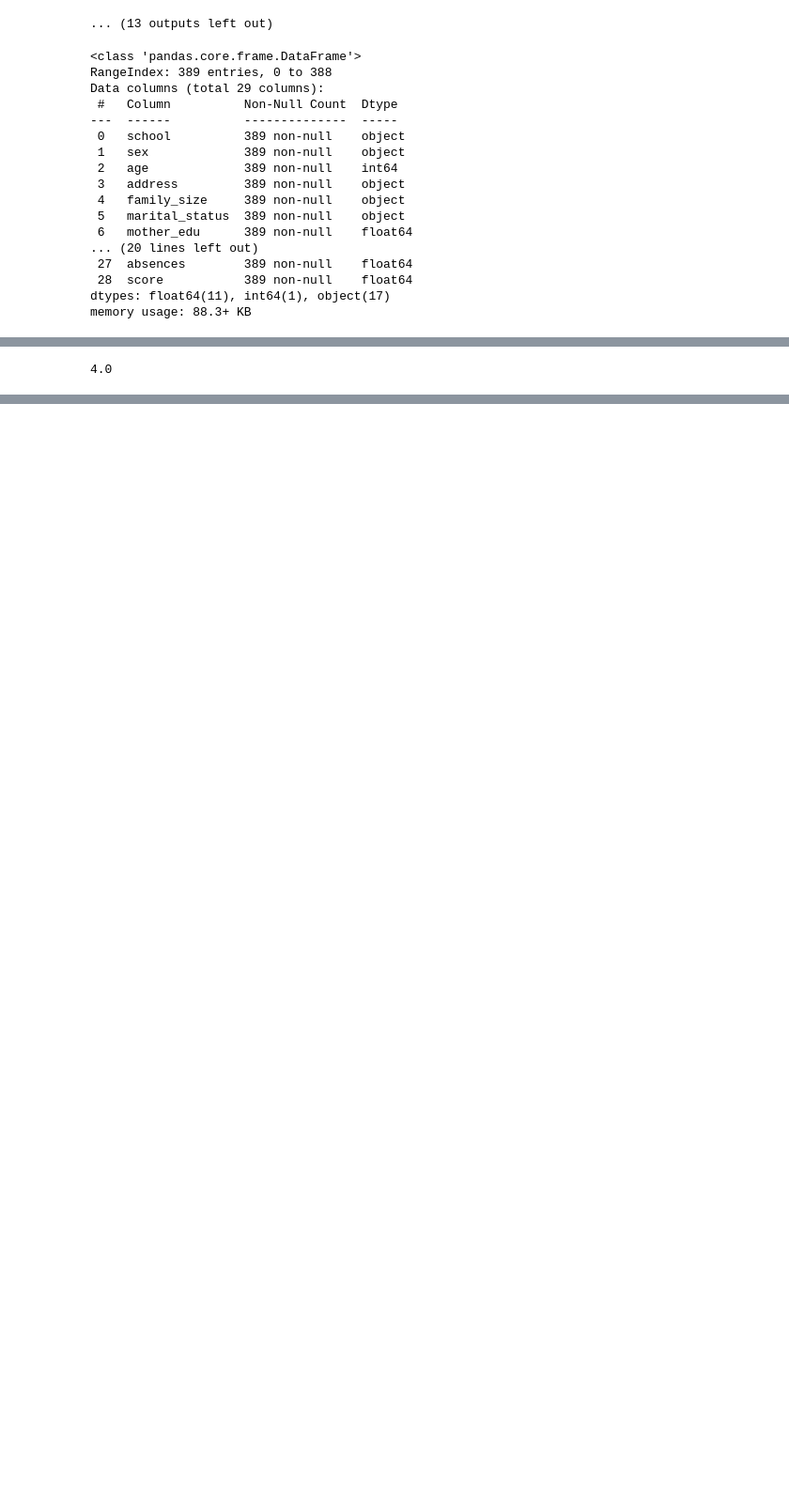
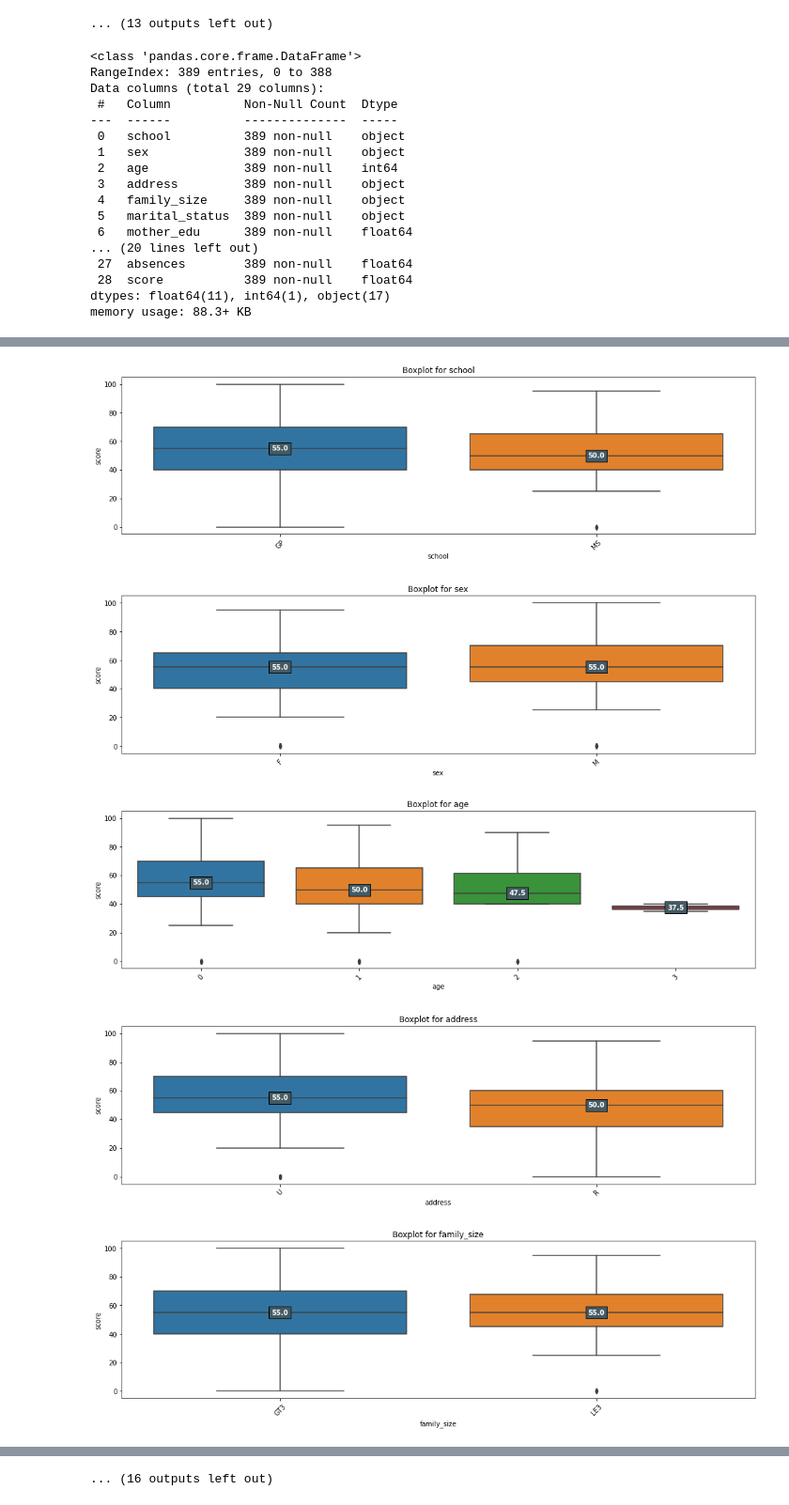
Before and after one commit to Demistus/rds, a Jupyter notebook: module_2/project_2-data_analysis.ipynb, the cells around one changed output, grey strips where cells are left out. Shown at 94% size. Drawn from its saved outputs; the diff is of its cells as text; code cells hidden in the pictures; blank space fills up the shorter version.

```diff
--- a/module_2/project_2-data_analysis.ipynb
+++ b/module_2/project_2-data_analysis.ipynb
@@ -186,6 +203,6 @@ Name: family_rel, dtype: float64
 # выведем все колонки с неполными данными
 nan_columns = math.columns[math.isna().any()]
 for column in nan_columns:
-    # смотрим кол-во значений в колонке, включая недостающие
-    display(math.loc[:, column].value_counts(dropna=False))
+    # смотрим кол-во недостающих значений в колонках в процентном соотношении
+    display((math[column].isna()).value_counts(normalize=True, dropna=False))
 # %% [output]
@@ -327,5 +277,0 @@ len(math[(math.absences > 20) | (math.absences < -12)])
-# %%
-# вычисляем медиану, для последующей замены значений находящихся за границей выбросов
-math.absences.median()
-# %% [output]
-4.0
@@ -335,10 +295,27 @@ math.loc[(math.absences > 20) | (math.absences < -12), 'absences'] = 4
 # %%
-# создадим функцию, для отрисовки графиков boxplot
+# создадим функцию, для отрисовки графиков boxplot с цифровыми значениями медиан на графиках для наглядности
 def get_boxplot(column):
     fig, ax = plt.subplots(figsize=(14, 4))
-    sns.boxplot(x=column, y='score',
-                data=math.loc[math.loc[:, column].isin(math.loc[:, column])],
-                ax=ax)
+    box_plot = sns.boxplot(x=column, y='score', data=math.loc[math.loc[:, column].isin(
+        math.loc[:, column])], ax=ax)
+    ax = box_plot.axes
+    lines = ax.get_lines()
+    categories = ax.get_xticks()
+    for cat in categories:
+        y = round(lines[4+cat*6].get_ydata()[0], 1)
+        ax.text(cat, y, f'{y}', ha='center', va='center', fontweight='bold',
+                size=10, color='white', bbox=dict(facecolor='#445A64'))
+    box_plot.figure.tight_layout()
     plt.xticks(rotation=45)
     ax.set_title('Boxplot for ' + column)
     plt.show()
+# %%
+# выведем графики для последующего анализа значимости признаков
+for column in math.columns[:-1]:
+    get_boxplot(column)
+# %% [output]
+[figure, added]
+[figure, added]
+[figure, added]
+[figure, added]
+[figure, added]
@@ -344,0 +329 @@ def get_boxplot(column):
+... (16 outputs left out)
```
Also changed, not shown: parts of 26 cells of this notebook, 2 other files.
